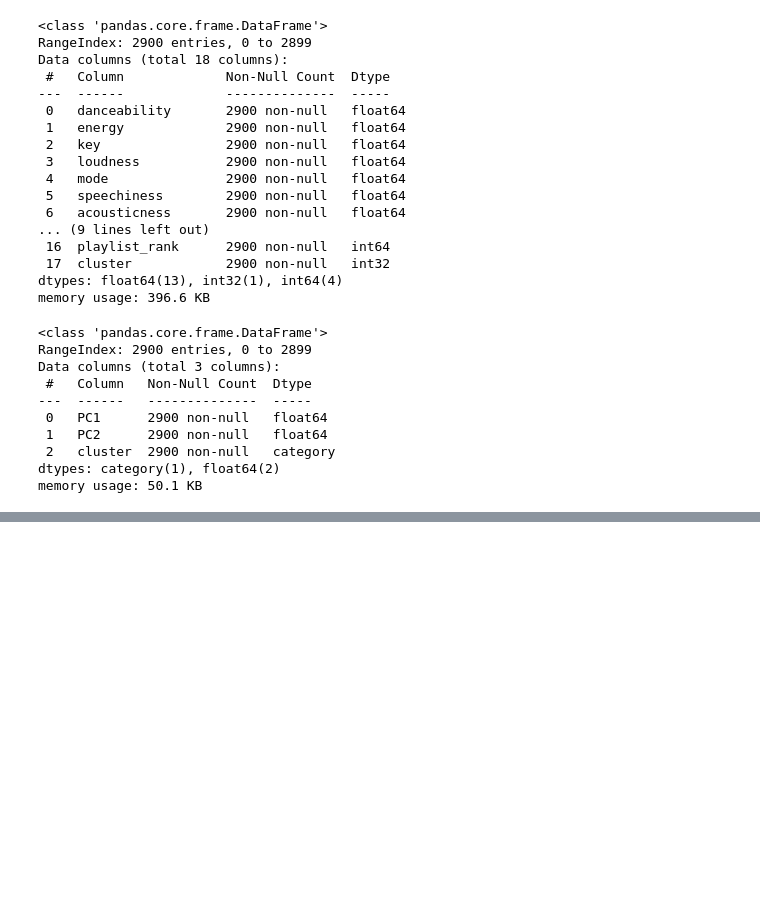
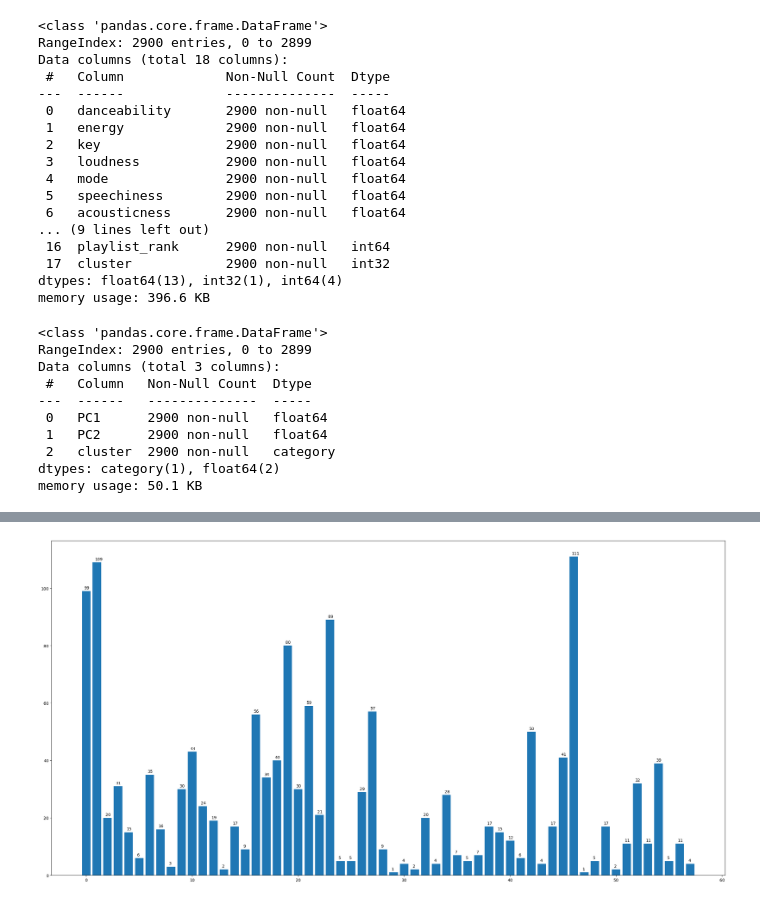
Before and after one commit to mattbolanos/spotify-market-popularity, a Jupyter notebook: src/proto/Unsupervised_Models.ipynb, the cells around one changed output, grey strips where cells are left out. Cells and saved outputs as stored; diff of their text form; code cells hidden in the pictures; blank space fills up the shorter version.

```diff
--- a/src/proto/Unsupervised_Models.ipynb
+++ b/src/proto/Unsupervised_Models.ipynb
@@ -910,0 +1150,39 @@ plot_cluster_countries(plot_df4)
+# %%
+# len(analysis_df[analysis_df.cluster == 16]['market_id'].unique())
+def create_cluster_plot_df(analysis_df: pd.DataFrame, feature: str):
+    map_dic = {}
+    feature_counts_dic = {}
+    clusters = []
+    feature_count = []
+
+    # analysis_df = df_join_final.copy()
+    # analysis_df = analysis_df.select_dtypes(exclude=["object", "bool"])
+
+    for c in np.sort(analysis_df.cluster.unique()).tolist():
+        clusters.append(c)
+        feature_count.append(len(analysis_df[analysis_df.cluster == c][feature].unique()))
+        map_dic[c] = len(analysis_df[analysis_df.cluster == c][feature].unique())
+    feature_counts_dic["clusters"] = clusters
+    feature_counts_dic["num_of_" + feature] = feature_count
+
+    plot_df = pd.DataFrame(feature_counts_dic)
+
+    return plot_df
+# %%
+test = create_cluster_plot_df(analysis_df6, "artist_name")
+# test
+# %%
+def plot_cluster_counts(plot_df: pd.DataFrame, feature: str):
+    fig, ax = plt.subplots(figsize=(30, 15))
+
+    annotations = plot_df[feature].tolist()
+    ax.bar(plot_df["clusters"], plot_df[feature])
+    # ax.setxticks()
+    for xi, yi, text in zip(plot_df["clusters"], plot_df[feature], annotations):
+        ax.annotate(text, xy=(xi, yi), xycoords="data", xytext=(-5, 5), textcoords="offset points")
+
+    return plt.show()
+# %%
+plot_cluster_counts(test, "num_of_artist_name")
+# %% [output]
+[figure, added]
```
Also changed, not shown: parts of 40 cells of this notebook.
